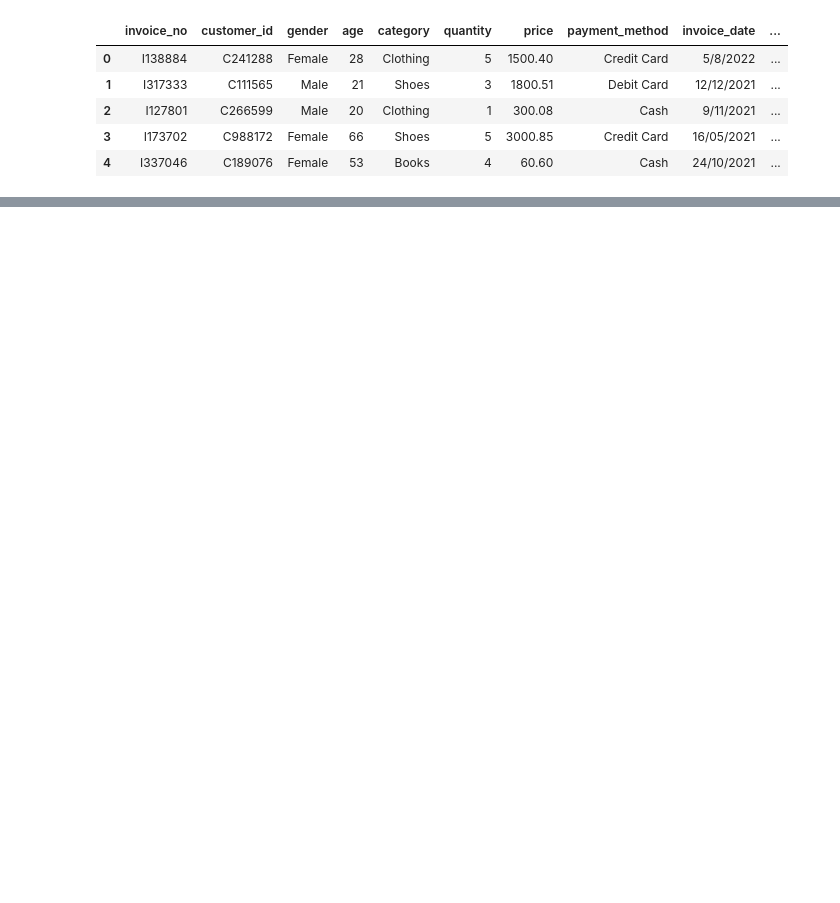
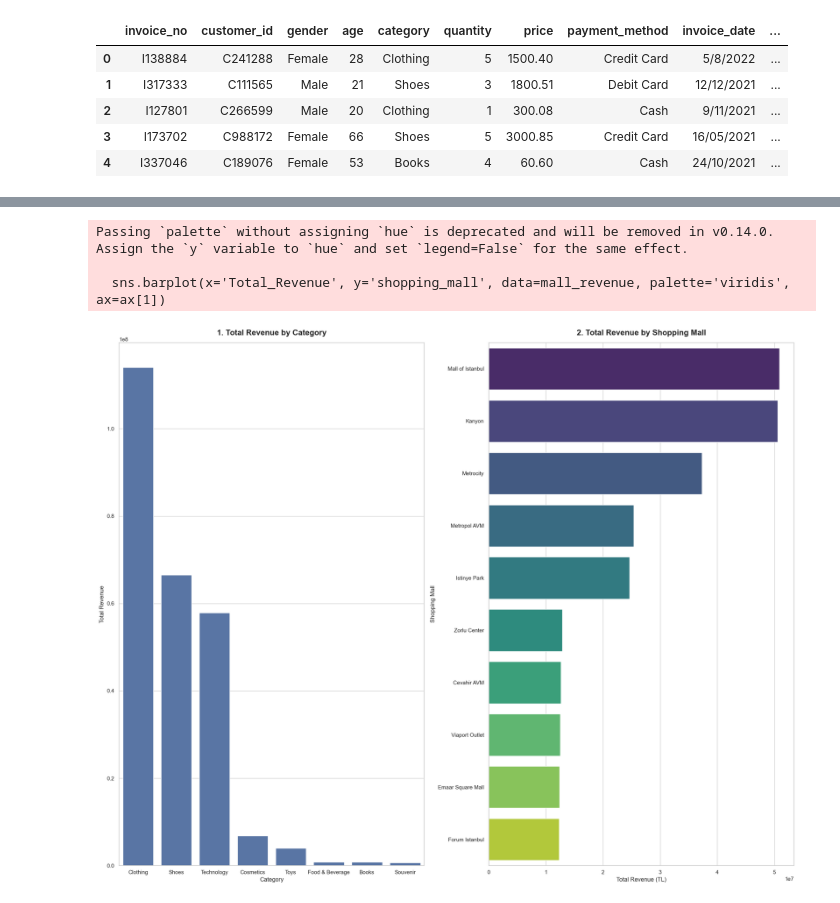
Before and after one commit to tengannie/istanbul-retail-data-analysis, a Jupyter notebook: analysis.ipynb, the cells around one changed output, grey strips where cells are left out. Drawn from its saved outputs; the diff is of its cells as text; code cells hidden in the pictures; blank space fills up the shorter version.

```diff
--- a/analysis.ipynb
+++ b/analysis.ipynb
@@ -14,0 +117,26 @@ df.head()
+# %%
+#Revenue Hisgrams
+
+#create a figure and a set of subplots 2X2
+f, ax = plt.subplots(1,2, figsize=(20, 16))
+sns.set_theme(style="whitegrid")
+
+# category bar chart
+sns.barplot(data=category_revenue, x='category', y='Total_Revenue', ax=ax[0])
+ax[0].set_title('1. Total Revenue by Category', fontsize=16, fontweight='bold', pad=15)
+ax[0].set_xlabel('Category')
+ax[0].set_ylabel('Total Revenue')
+
+#mall revenue bar chart
+sns.barplot(x='Total_Revenue', y='shopping_mall', data=mall_revenue, palette='viridis', ax=ax[1])
+ax[1].set_title('2. Total Revenue by Shopping Mall', fontsize=16, fontweight='bold', pad=15)
+ax[1].set_xlabel('Total Revenue (TL)')
+ax[1].set_ylabel('Shopping Mall')
+
+plt.tight_layout()
+plt.show()
+# %% [output]
+Passing `palette` without assigning `hue` is deprecated and will be removed in v0.14.0. Assign the `y` variable to `hue` and set `legend=False` for the same effect.
+
+  sns.barplot(x='Total_Revenue', y='shopping_mall', data=mall_revenue, palette='viridis', ax=ax[1])
+[figure, added]
```
Also changed, not shown: parts of 6 cells of this notebook.
